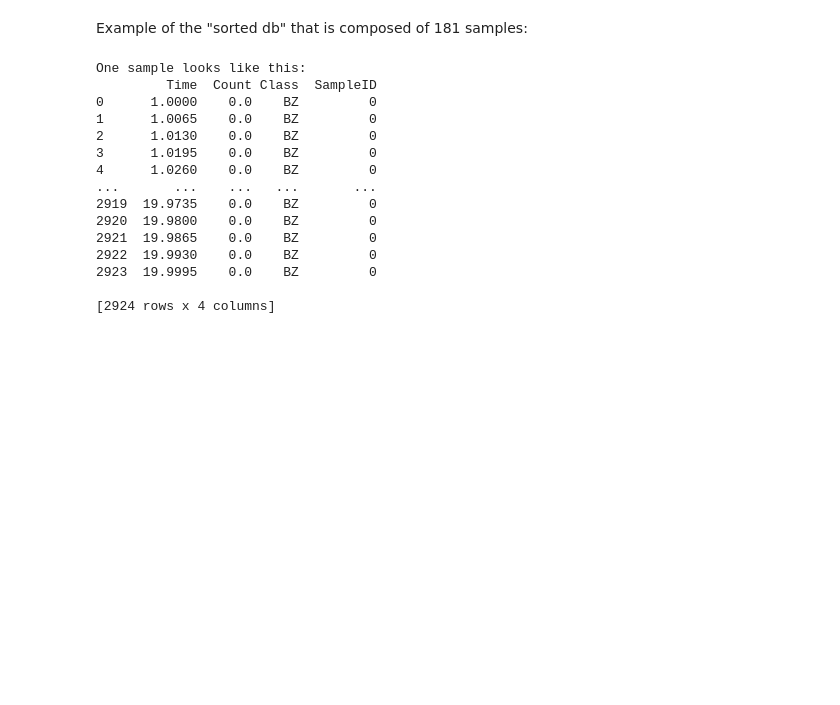
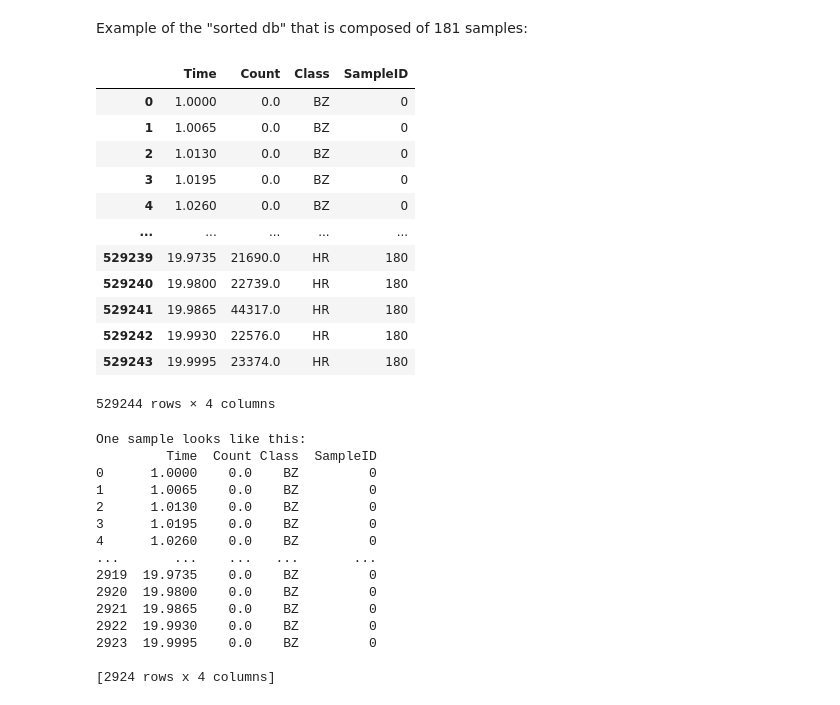
Before and after one commit to Senderowitz-Lab/Arson-Identifier, a Jupyter notebook: Arson_identifier.ipynb, the cells around one changed output. Saved outputs shown, nothing was run; the diff lists cells and outputs as text; code cells hidden in the pictures; blank space fills up the shorter version.

```diff
--- a/Arson_identifier.ipynb
+++ b/Arson_identifier.ipynb
@@ -113,6 +113,22 @@ Loaded training DB
 Loaded test DB
 # %% [markdown]
 Example of the "sorted db" that is composed of 181 samples:
+# %%
+training_db
+# %% [output]
+|  | Time | Count | Class | SampleID |
+| 0 | 1.0000 | 0.0 | BZ | 0 |
+| 1 | 1.0065 | 0.0 | BZ | 0 |
+| 2 | 1.0130 | 0.0 | BZ | 0 |
+| 3 | 1.0195 | 0.0 | BZ | 0 |
+| 4 | 1.0260 | 0.0 | BZ | 0 |
+| ... | ... | ... | ... | ... |
+| 529239 | 19.9735 | 21690.0 | HR | 180 |
+| 529240 | 19.9800 | 22739.0 | HR | 180 |
+| 529241 | 19.9865 | 44317.0 | HR | 180 |
+| 529242 | 19.9930 | 22576.0 | HR | 180 |
+| 529243 | 19.9995 | 23374.0 | HR | 180 |
+529244 rows × 4 columns
 # %%
 # One sample will tange from 1 (m) to ~20 (m)
 print("One sample looks like this:")
```
Also changed, not shown: parts of 14 cells of this notebook, 1 other file.
